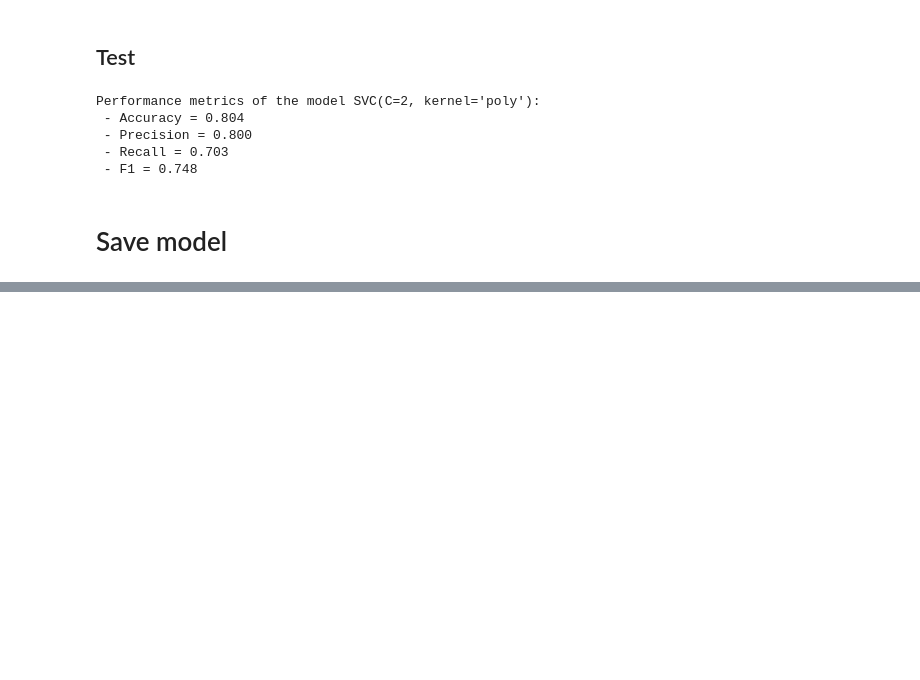
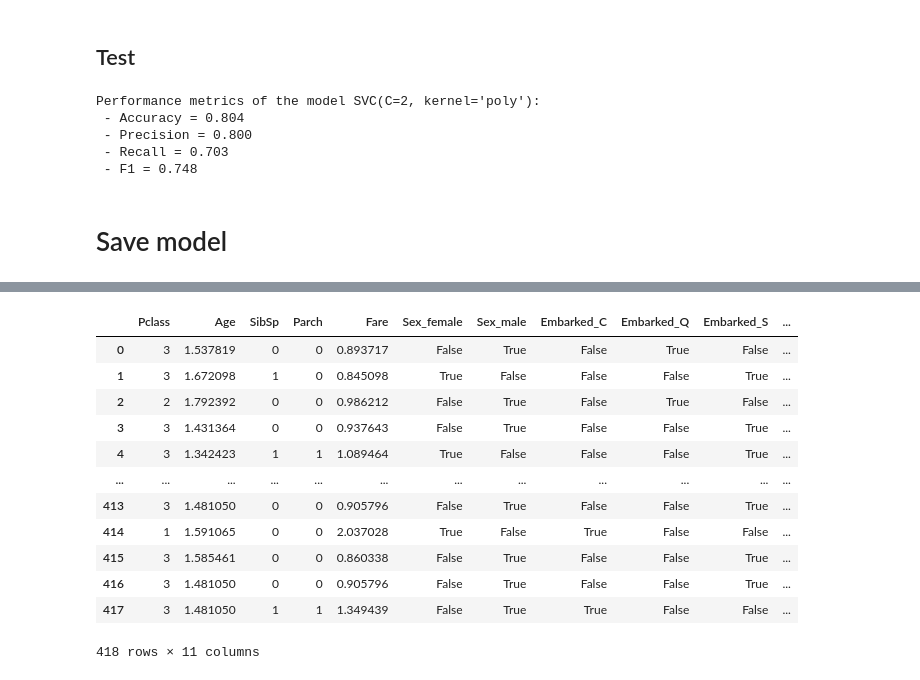
Before and after one commit to EvgeniiZorin/ML_predict-Titanic-passenger-mortality, a Jupyter notebook: 250416_main.ipynb, the cells around one changed output, grey strips where cells are left out. Saved outputs shown, nothing was run; the diff lists cells and outputs as text; code cells hidden in the pictures; blank space fills up the shorter version.

```diff
--- a/250416_main.ipynb
+++ b/250416_main.ipynb
@@ -260,8 +260,13 @@ df_train_preproc2.head(5)
 # %%
 def pipeline_3_preproc(DF):
     # Split to features and labels
-    x = DF.drop(['Survived'], axis=1)
-    y = DF['Survived']
+    if 'Survived' in list(DF.columns):
+        x = DF.drop(['Survived'], axis=1)
+        y = DF['Survived']
+    # if the col 'Survived' is not present, then it's the Kaggle test set
+    else:
+        x = DF.copy(deep=True)
+        y = None
     # Order
     x = x[['Pclass', 'Age', 'SibSp', 'Parch', 'Fare', 'Sex_female', 'Sex_male', 'Embarked_C', 'Embarked_Q', 'Embarked_S', 'Embarked_U']]
     return x, y
@@ -401,0 +421,17 @@ pickle.dump(
+# %%
+x_kaggle_test, _ = pipeline_full(df_kaggle_test)
+x_kaggle_test
+# %% [output]
+|  | Pclass | Age | SibSp | Parch | Fare | Sex_female | Sex_male | Embarked_C | Embarked_Q | Embarked_S | ... |
+| 0 | 3 | 1.537819 | 0 | 0 | 0.893717 | False | True | False | True | False | ... |
+| 1 | 3 | 1.672098 | 1 | 0 | 0.845098 | True | False | False | False | True | ... |
+| 2 | 2 | 1.792392 | 0 | 0 | 0.986212 | False | True | False | True | False | ... |
+| 3 | 3 | 1.431364 | 0 | 0 | 0.937643 | False | True | False | False | True | ... |
+| 4 | 3 | 1.342423 | 1 | 1 | 1.089464 | True | False | False | False | True | ... |
+| ... | ... | ... | ... | ... | ... | ... | ... | ... | ... | ... | ... |
+| 413 | 3 | 1.481050 | 0 | 0 | 0.905796 | False | True | False | False | True | ... |
+| 414 | 1 | 1.591065 | 0 | 0 | 2.037028 | True | False | True | False | False | ... |
+| 415 | 3 | 1.585461 | 0 | 0 | 0.860338 | False | True | False | False | True | ... |
+| 416 | 3 | 1.481050 | 0 | 0 | 0.905796 | False | True | False | False | True | ... |
+| 417 | 3 | 1.481050 | 1 | 1 | 1.349439 | False | True | True | False | False | ... |
+418 rows × 11 columns
```
Also changed, not shown: parts of 11 cells of this notebook, 2 other files.
